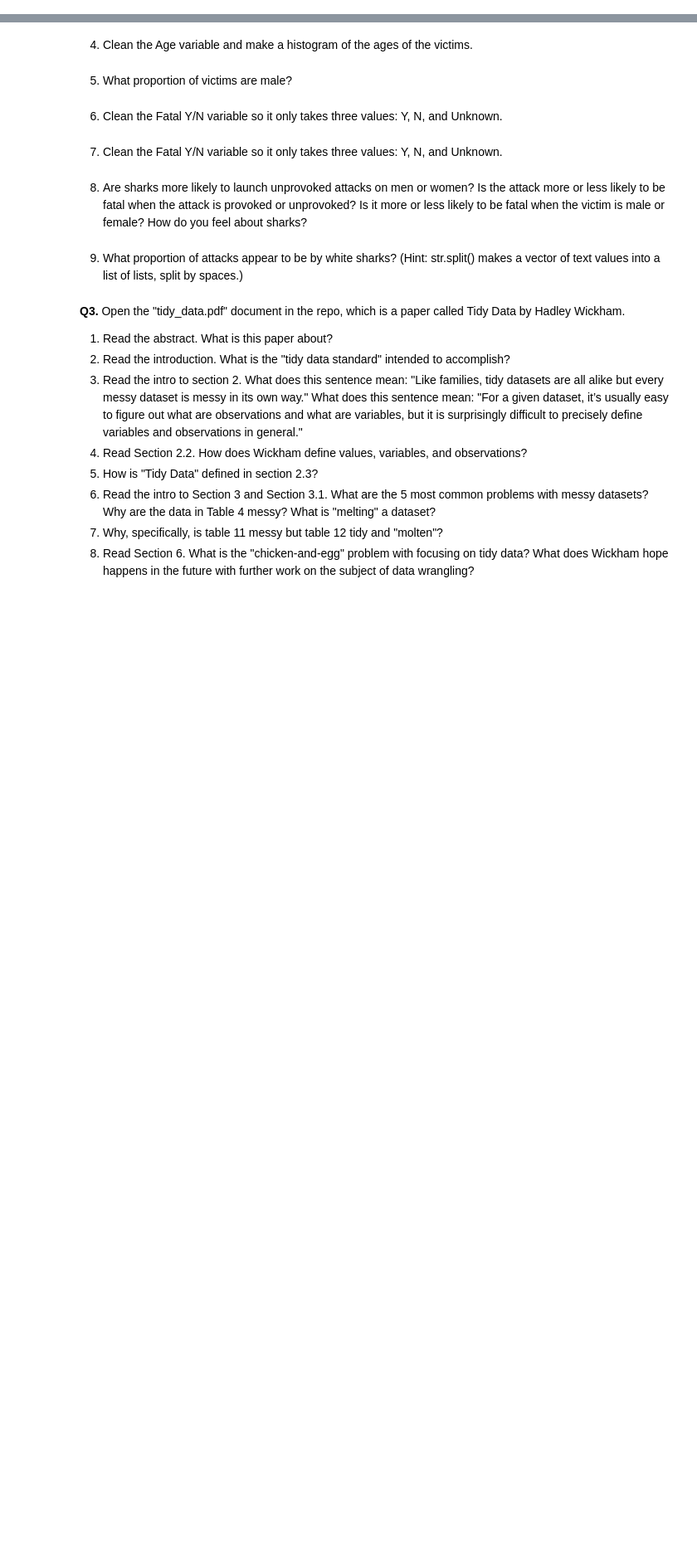
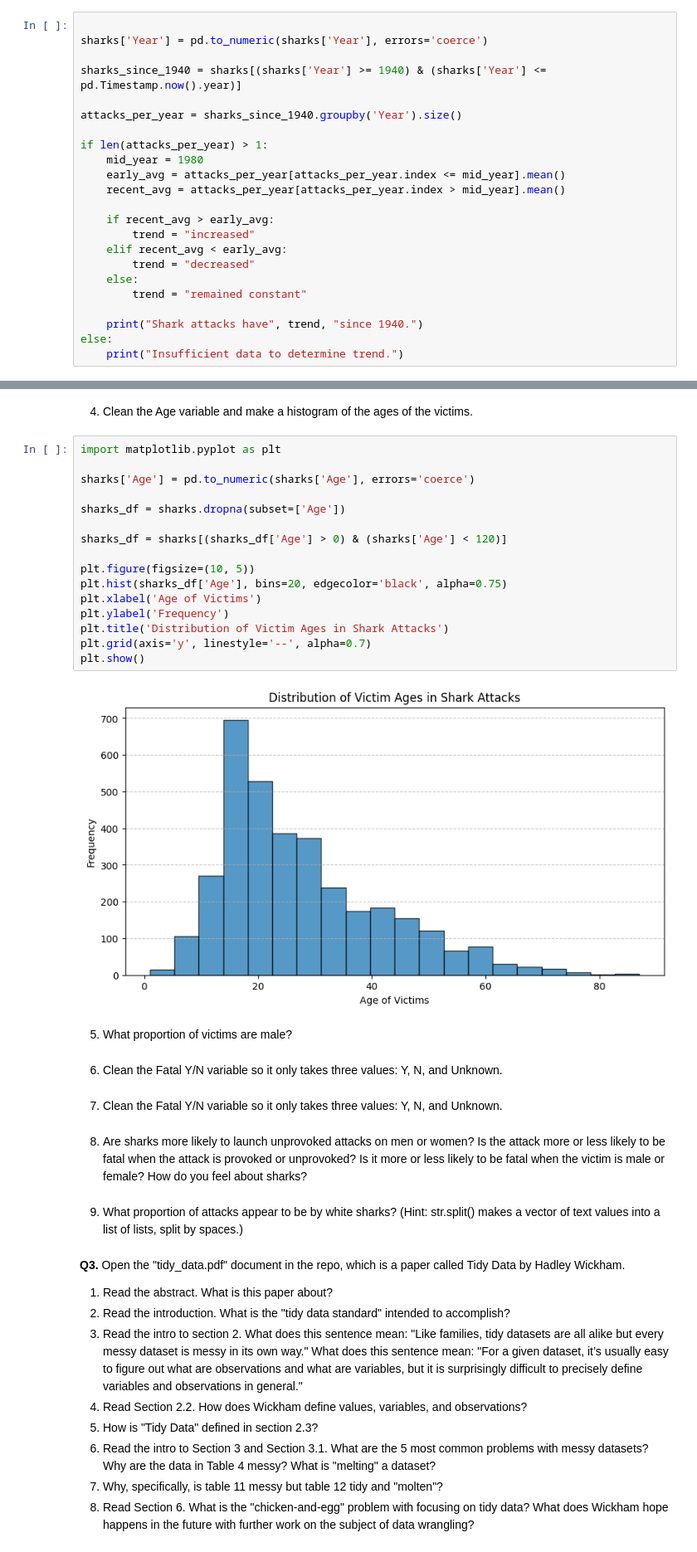
Before and after one commit to deancuva/wrangling, a Jupyter notebook: assignment/assignment.ipynb, the cells around one changed output, grey strips where cells are left out. Shown at 83% size. Drawn from its saved outputs; the diff is of its cells as text; blank space fills up the shorter version.

```diff
--- a/assignment/assignment.ipynb
+++ b/assignment/assignment.ipynb
@@ -256,3 +256,26 @@ sharks_cleaned.head()
 5 rows × 24 columns
 # %% [markdown]
 3. Clean the year variable. Describe the range of values you see. Filter the rows to focus on attacks since 1940. Are attacks increasing, decreasing, or remaining constant over time?
+# %%
+
+sharks['Year'] = pd.to_numeric(sharks['Year'], errors='coerce')
+
+sharks_since_1940 = sharks[(sharks['Year'] >= 1940) & (sharks['Year'] <= pd.Timestamp.now().year)]
+
+attacks_per_year = sharks_since_1940.groupby('Year').size()
+
+if len(attacks_per_year) > 1:
+    mid_year = 1980
+    early_avg = attacks_per_year[attacks_per_year.index <= mid_year].mean()
+    recent_avg = attacks_per_year[attacks_per_year.index > mid_year].mean()
+
+    if recent_avg > early_avg:
+        trend = "increased"
+    elif recent_avg < early_avg:
+        trend = "decreased"
+    else:
+        trend = "remained constant"
+
+    print("Shark attacks have", trend, "since 1940.")
+else:
+    print("Insufficient data to determine trend.")
@@ -259,5 +286,23 @@ sharks_cleaned.head()
 # %% [markdown]
 4. Clean the Age variable and make a histogram of the ages of the victims.
+# %%
+import matplotlib.pyplot as plt
+
+sharks['Age'] = pd.to_numeric(sharks['Age'], errors='coerce')
+
+sharks_df = sharks.dropna(subset=['Age'])
+
+sharks_df = sharks[(sharks_df['Age'] > 0) & (sharks['Age'] < 120)]
+
+plt.figure(figsize=(10, 5))
+plt.hist(sharks_df['Age'], bins=20, edgecolor='black', alpha=0.75)
+plt.xlabel('Age of Victims')
+plt.ylabel('Frequency')
+plt.title('Distribution of Victim Ages in Shark Attacks')
+plt.grid(axis='y', linestyle='--', alpha=0.7)
+plt.show()
+# %% [output]
+[figure, added]
 # %% [markdown]
 5. What proportion of victims are male?
 # %% [markdown]
```
Also changed, not shown: parts of 2 cells of this notebook.
